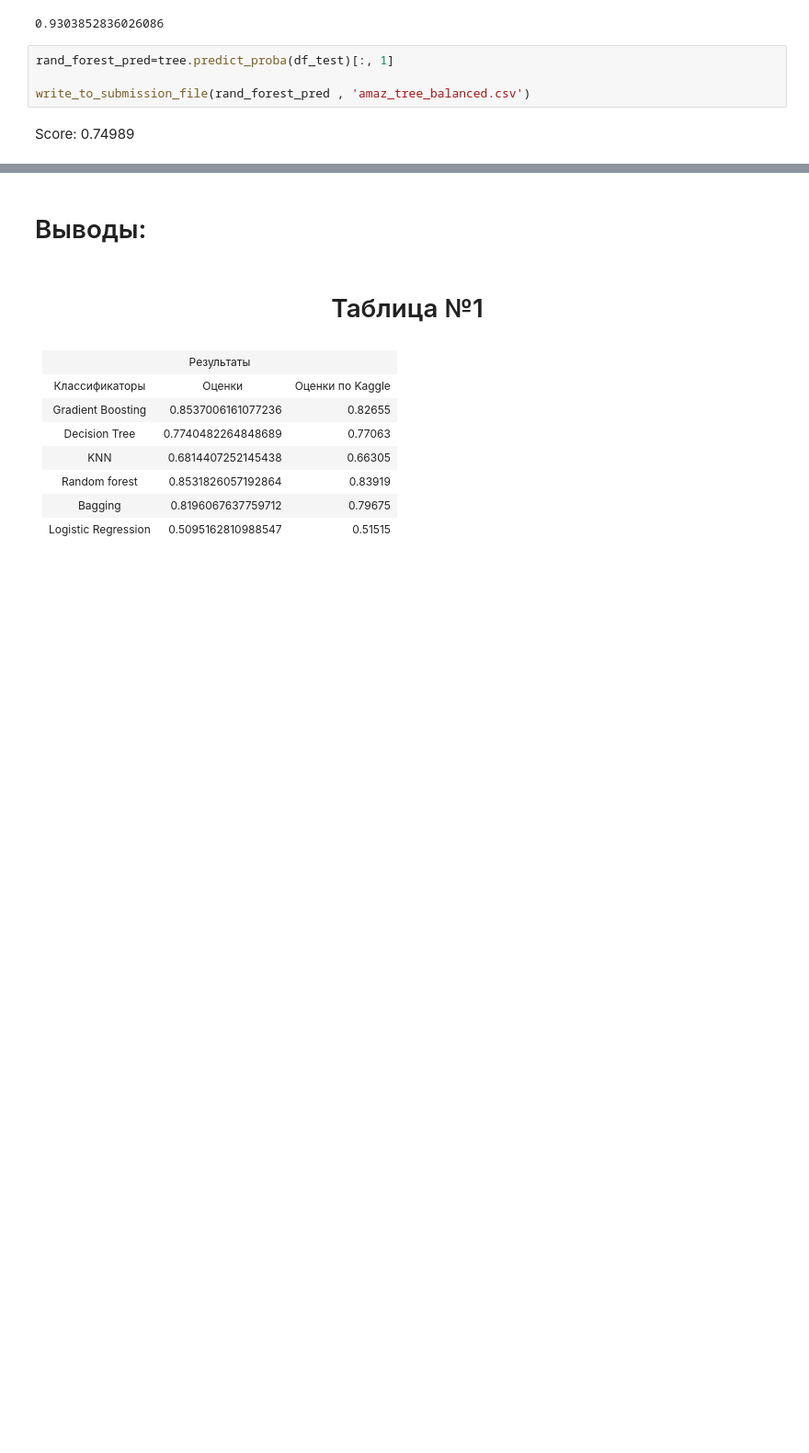
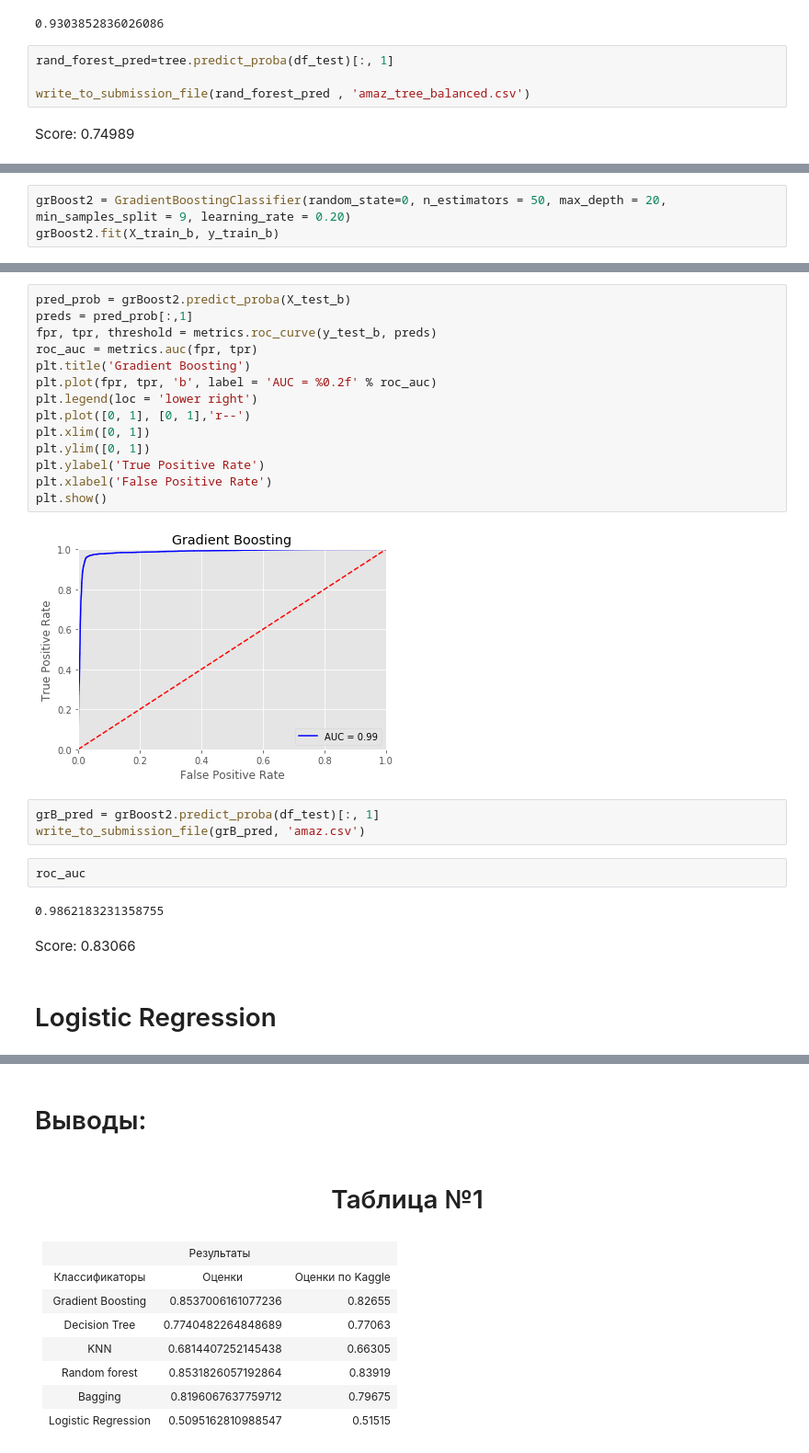
Before and after one commit to AReginaR/Project_Akramova_Abdrashitova_Valiev, a Jupyter notebook: Amazon.ipynb, the cells around one changed output, grey strips where cells are left out. Shown at 92% size. Cells and saved outputs as stored; diff of their text form; blank space fills up the shorter version.

```diff
--- a/Amazon.ipynb
+++ b/Amazon.ipynb
@@ -793,0 +794,3 @@ Score: 0.74989
+# %%
+grBoost2 = GradientBoostingClassifier(random_state=0, n_estimators = 50, max_depth = 20, min_samples_split = 9, learning_rate = 0.20)
+grBoost2.fit(X_train_b, y_train_b)
@@ -793,0 +808,27 @@ Score: 0.74989
+# %%
+pred_prob = grBoost2.predict_proba(X_test_b)
+preds = pred_prob[:,1]
+fpr, tpr, threshold = metrics.roc_curve(y_test_b, preds)
+roc_auc = metrics.auc(fpr, tpr)
+plt.title('Gradient Boosting')
+plt.plot(fpr, tpr, 'b', label = 'AUC = %0.2f' % roc_auc)
+plt.legend(loc = 'lower right')
+plt.plot([0, 1], [0, 1],'r--')
+plt.xlim([0, 1])
+plt.ylim([0, 1])
+plt.ylabel('True Positive Rate')
+plt.xlabel('False Positive Rate')
+plt.show()
+# %% [output]
+[figure, added]
+# %%
+grB_pred = grBoost2.predict_proba(df_test)[:, 1]
+write_to_submission_file(grB_pred, 'amaz.csv')
+# %%
+roc_auc
+# %% [output]
+0.9862183231358755
+# %% [markdown]
+Score: 0.83066
+# %% [markdown]
+# Logistic Regression
```
Also changed, not shown: parts of 25 cells of this notebook.
